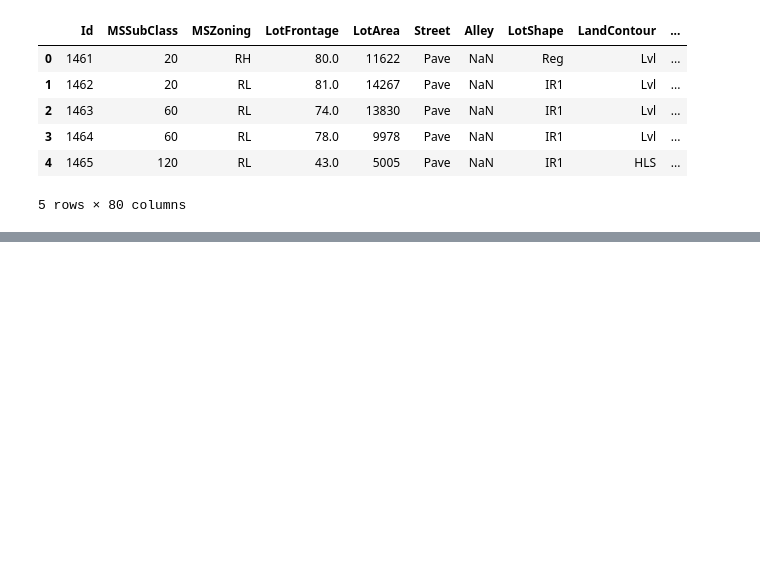
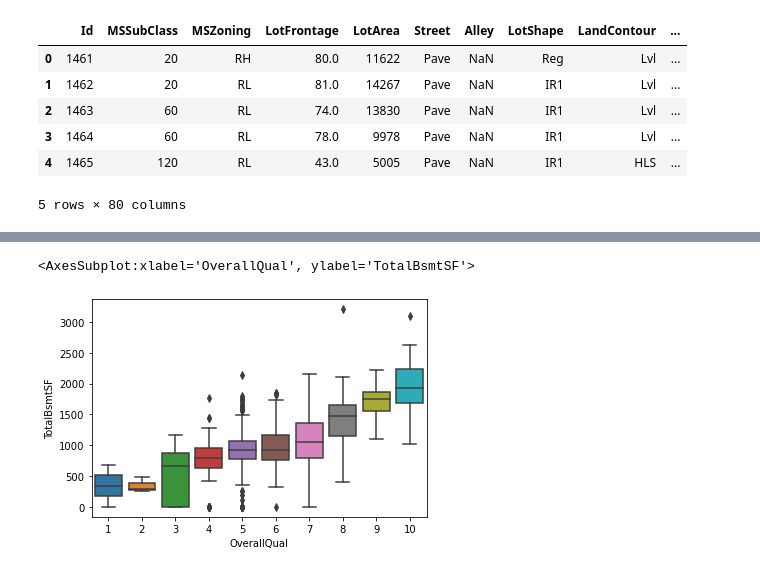
Before and after one commit to lcy8417/Kaggle_Boston_Home_Price, a Jupyter notebook: boston_project.ipynb, the cells around one changed output, grey strips where cells are left out. Cells and saved outputs as stored; diff of their text form; code cells hidden in the pictures; blank space fills up the shorter version.

```diff
--- a/boston_project.ipynb
+++ b/boston_project.ipynb
@@ -139,0 +120,6 @@ dtype: int64
+# %%
+# 지하 면적의 대한 자재와 마감재
+sns.boxplot(data = train, x = 'OverallQual', y = 'TotalBsmtSF')
+# %% [output]
+<AxesSubplot:xlabel='OverallQual', ylabel='TotalBsmtSF'>
+[figure, added]
```
Also changed, not shown: parts of 100 cells of this notebook.
